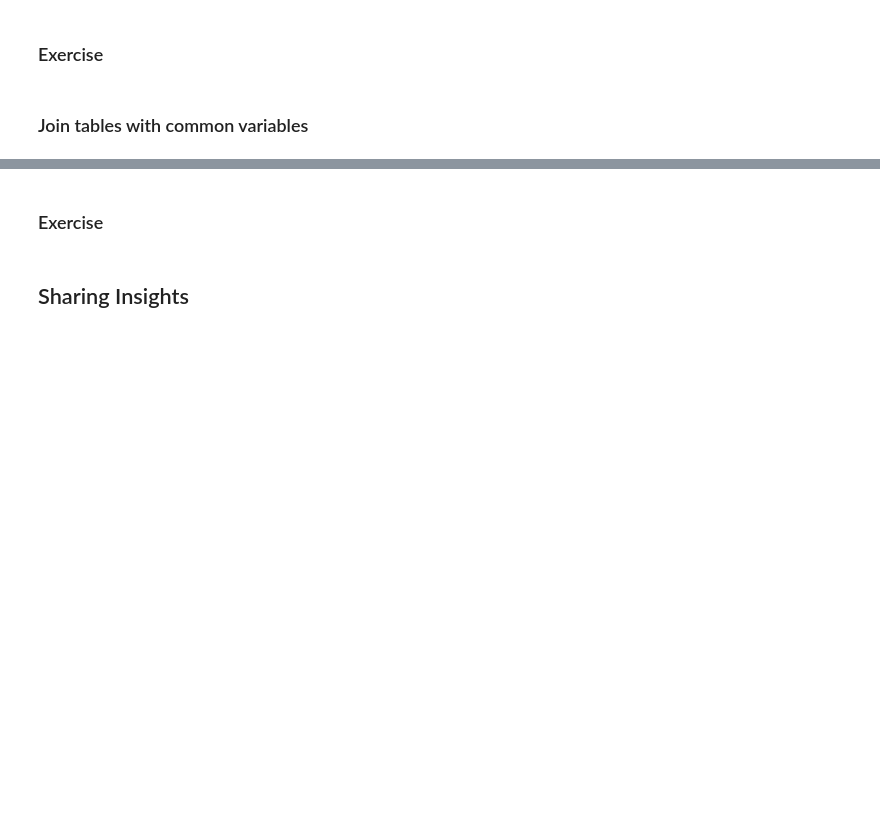
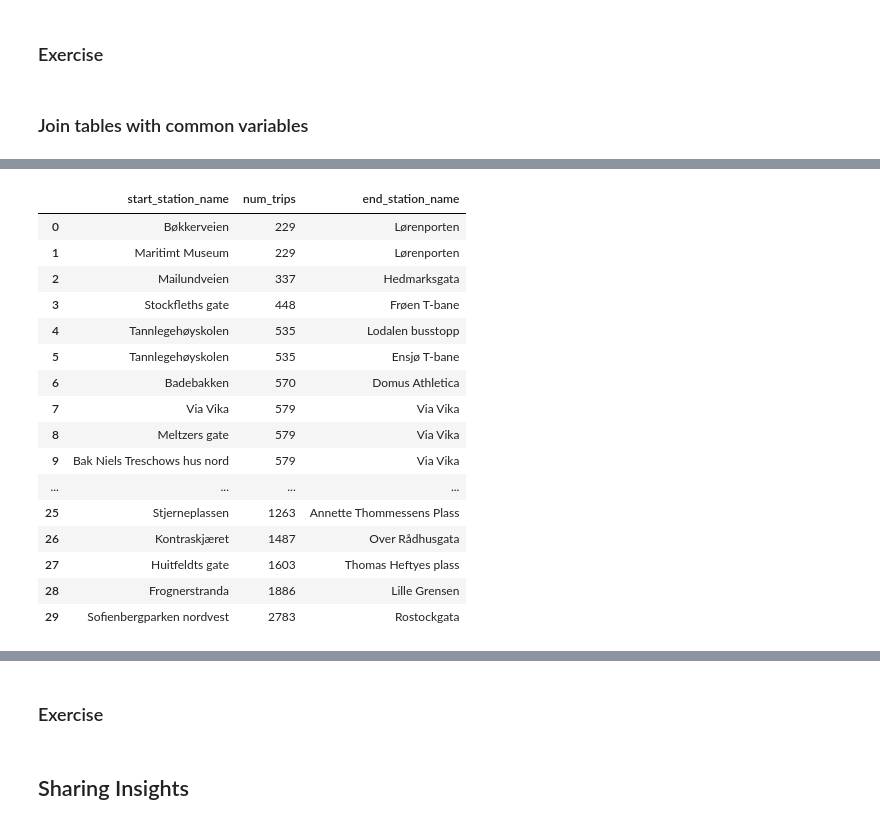
Before and after one commit to auroravoje/intro_data_processing, a Jupyter notebook: python/plan.ipynb, the cells around one changed output, grey strips where cells are left out. Saved outputs shown, nothing was run; the diff lists cells and outputs as text; code cells hidden in the pictures; blank space fills up the shorter version.

Commit message:
Add merge examples

```diff
--- a/python/plan.ipynb
+++ b/python/plan.ipynb
@@ -1516,0 +1533,8 @@ trip_lengths
+# %%
+num_trips_from = (
+    trips.groupby("start_station_name")
+    .agg(num_trips=("start_station_name", "size"))
+    .sort_values(by="num_trips")
+    .reset_index()
+)
+num_trips_from
@@ -1516,0 +1555,8 @@ trip_lengths
+# %%
+num_trips_to = (
+    trips.groupby("end_station_name")
+    .agg(num_trips=("end_station_name", "size"))
+    .sort_values(by="num_trips")
+    .reset_index()
+)
+num_trips_to
@@ -1516,0 +1577,20 @@ trip_lengths
+# %%
+pd.merge(num_trips_from, num_trips_to)
+# %% [output]
+|  | start_station_name | num_trips | end_station_name |
+| 0 | Bøkkerveien | 229 | Lørenporten |
+| 1 | Maritimt Museum | 229 | Lørenporten |
+| 2 | Mailundveien | 337 | Hedmarksgata |
+| 3 | Stockfleths gate | 448 | Frøen T-bane |
+| 4 | Tannlegehøyskolen | 535 | Lodalen busstopp |
+| 5 | Tannlegehøyskolen | 535 | Ensjø T-bane |
+| 6 | Badebakken | 570 | Domus Athletica |
+| 7 | Via Vika | 579 | Via Vika |
+| 8 | Meltzers gate | 579 | Via Vika |
+| 9 | Bak Niels Treschows hus nord | 579 | Via Vika |
+| ... | ... | ... | ... |
+| 25 | Stjerneplassen | 1263 | Annette Thommessens Plass |
+| 26 | Kontraskjæret | 1487 | Over Rådhusgata |
+| 27 | Huitfeldts gate | 1603 | Thomas Heftyes plass |
+| 28 | Frognerstranda | 1886 | Lille Grensen |
+| 29 | Sofienbergparken nordvest | 2783 | Rostockgata |
```
Also changed, not shown: parts of 20 cells of this notebook, 1 other file.
